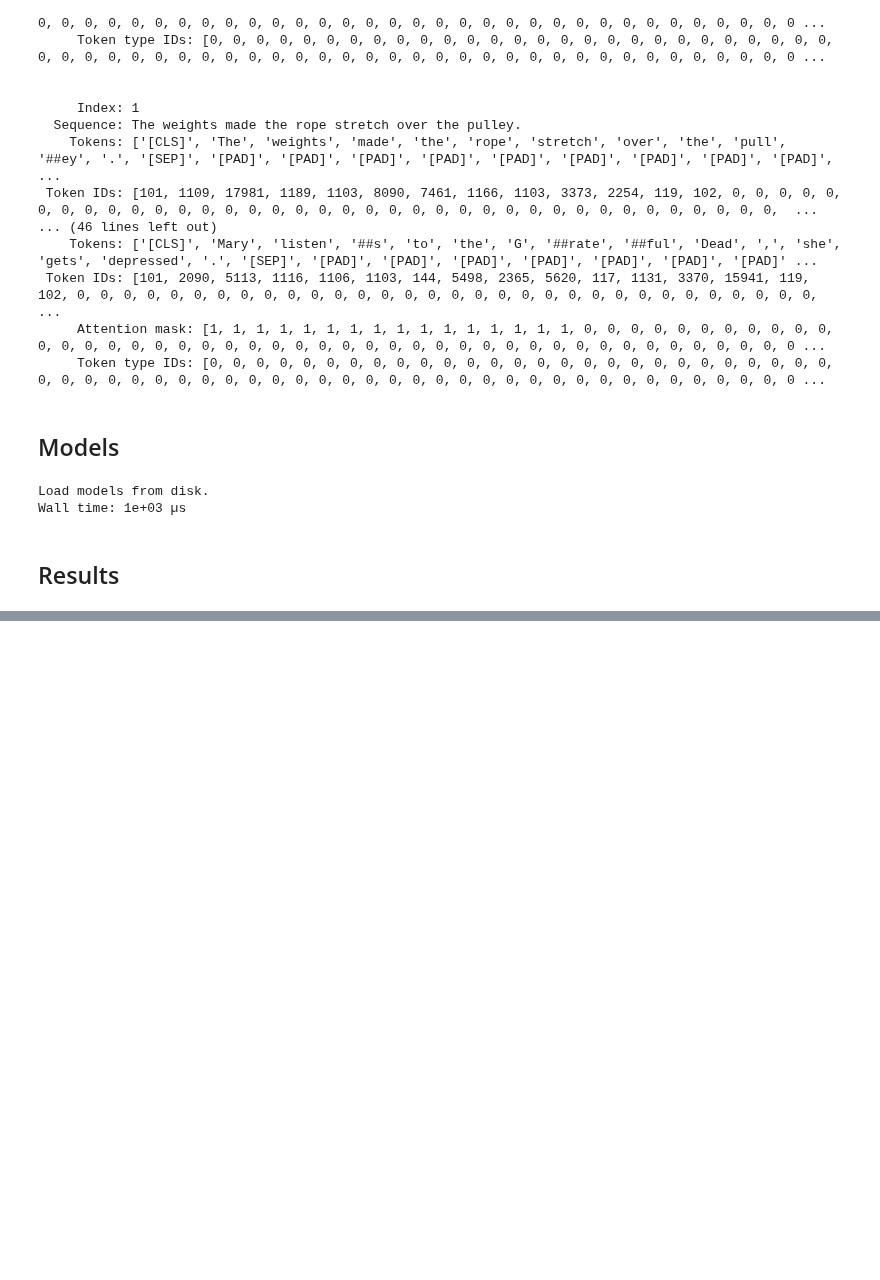
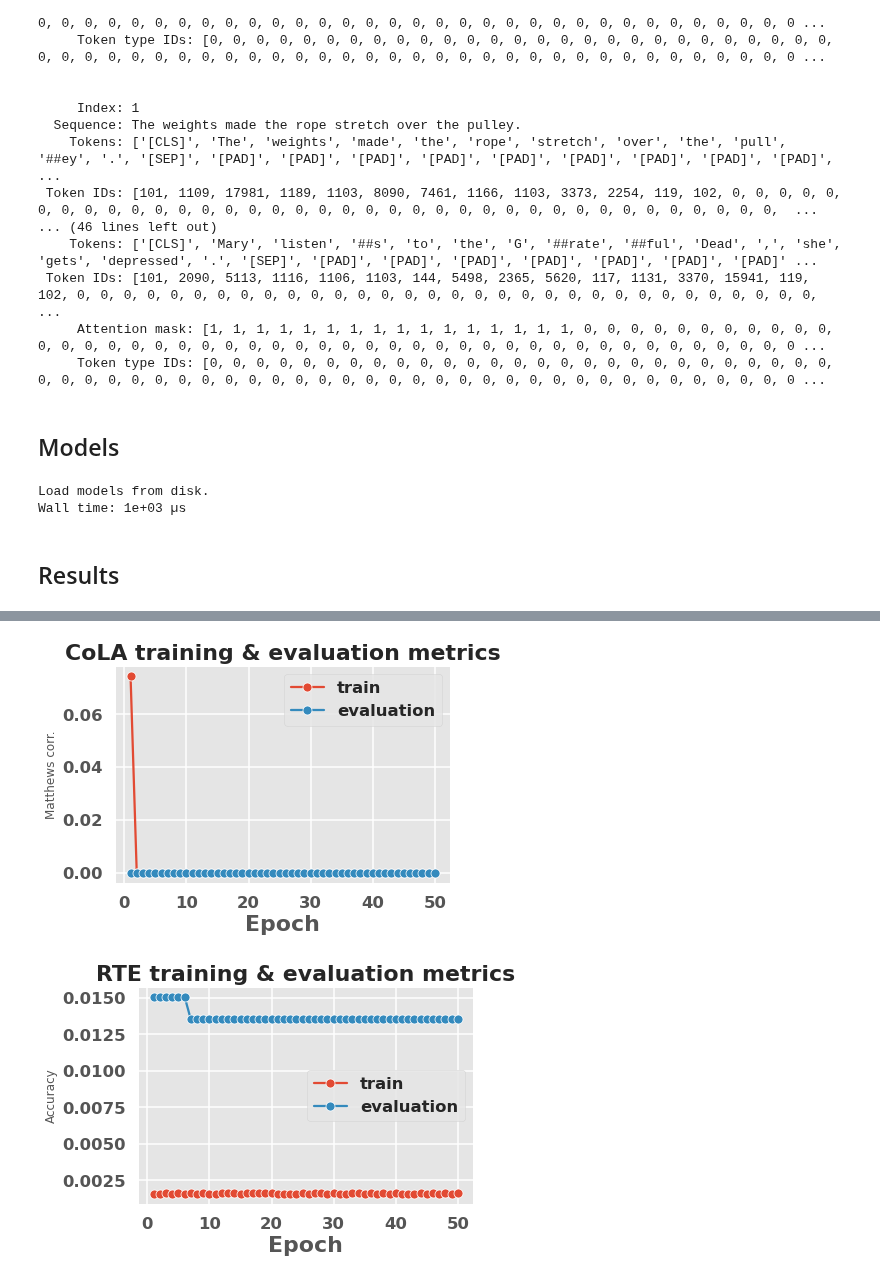
Before and after one commit to matteoghera/Progetto_ML, a Jupyter notebook: notebooks/project.ipynb, the cells around one changed output, grey strips where cells are left out. Cells and saved outputs as stored; diff of their text form; code cells hidden in the pictures; blank space fills up the shorter version.

```diff
--- a/notebooks/project.ipynb
+++ b/notebooks/project.ipynb
@@ -298,0 +306,20 @@ for task in tasks:
+# %%
+for task in tasks:
+    task_name=task.get_name()
+    training_data=take_data(training_results, task_name)
+    evaluation_data=take_data(evaluation_results, task_name)
+    with plt.style.context('ggplot'):
+        plt.title(task_name+" training & evaluation metrics", fontdict=font)
+        sns.lineplot(data=training_data, x='epoch', y='metric_value', marker='o', label='train')
+        sns.lineplot(data=evaluation_data, x='epoch', y='metric_value', marker='o', label='evaluation')
+        plt.xlabel("Epoch", fontdict=font)
+        if task_name=="CoLA":
+            plt.ylabel("Matthews corr.")
+        elif task_name=="STS-B":
+            plt.ylabel("Pearson")
+        else:
+            plt.ylabel("Accuracy")
+        plt.show()
+# %% [output]
+[figure, added]
+[figure, added]
```
Also changed, not shown: parts of 4 cells of this notebook, 1 other file.
